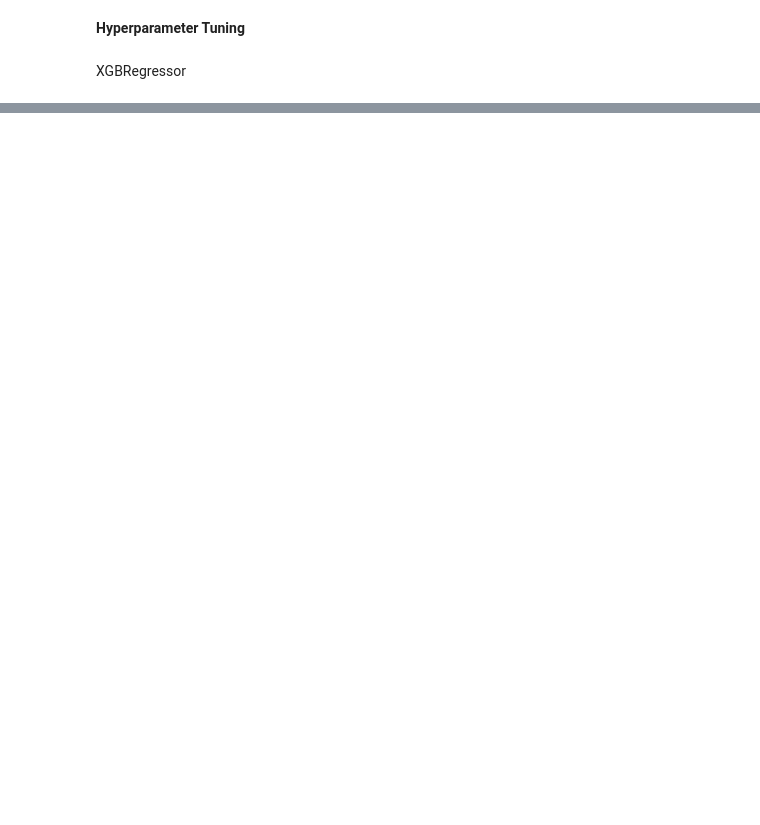
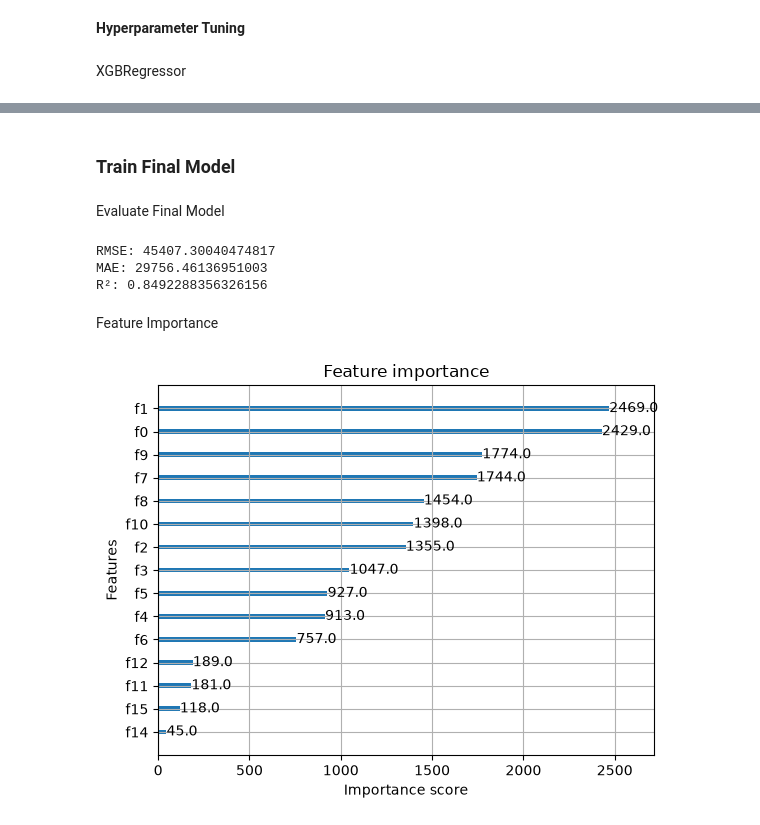
Before and after one commit to johannesmakgetha/California-Housing-Price, a Jupyter notebook: california_housing_prices.ipynb, the cells around one changed output, grey strips where cells are left out. Saved outputs shown, nothing was run; the diff lists cells and outputs as text; code cells hidden in the pictures; blank space fills up the shorter version.

Commit message:
Tuning and final model

```diff
--- a/california_housing_prices.ipynb
+++ b/california_housing_prices.ipynb
@@ -191,20 +186,11 @@ from sklearn.pipeline import Pipeline
 from sklearn.preprocessing import StandardScaler,OneHotEncoder
 from sklearn.metrics import root_mean_squared_error
 # %%
-num_cols = housing_df_copied.select_dtypes(include='number').columns.tolist()
-cat_cols = housing_df_copied.select_dtypes(include=['object','string']).columns.tolist()
+#num_cols = housing_df_copied.select_dtypes(include='number').columns.tolist()
+#cat_cols = housing_df_copied.select_dtypes(include=['object','string']).columns.tolist()
 
-num_cols =['longitude',
- 'latitude',
- 'housing_median_age',
- 'total_rooms',
- 'total_bedrooms',
- 'population',
- 'households',
- 'median_income',
- 'bedrooms_per_room',
- 'population_per_household',
- 'rooms_per_household']
+num_cols = X.select_dtypes(include='number').columns.to_list()
+cat_cols = X.select_dtypes(include=['object','string']).columns.to_list()
 # %%
 X
 # %% [output]
@@ -360,7 +403,9 @@ param_grid = {
     'model__n_estimators': [10,100,200],
     'model__learning_rate': [0.01,0.1,0.2],
     'model__max_depth': [3,5,7],
-    'model__subsample': [0.8,1.0]
+    'model__subsample': [0.8,1.0],
+    'model__colsample_bytree': [0.8, 1.0],
+    'model__min_child_weight': [1, 3, 5]
 }
 
 grid_search = GridSearchCV(xgb,
@@ -372,12 +417,5 @@ grid_search.fit(X_train,y_train)
 
 print("Best Parameters:", grid_search.best_params_)
 print("Best Estimator:", grid_search.best_estimator_)
-
-
-y_pred_train = grid_search.predict(X_train)
-y_pred_test = grid_search.predict(X_test)
-
-
-print('RMSE for Train: ', root_mean_squared_error(y_true=y_train,y_pred=y_pred_train))
-print('RMSE for Test: ', root_mean_squared_error(y_true=y_test,y_pred=y_pred_test))
+print("Best RMSE:", -grid_search.best_score_)
 # %% [output]
@@ -530,0 +439,33 @@ print("Hello world")
+# %% [markdown]
+### Train Final Model
+# %% [markdown]
+Evaluate Final Model
+# %%
+from sklearn.metrics import (
+    root_mean_squared_error,
+    mean_absolute_error,
+    r2_score
+)
+best_model = grid_search.best_estimator_
+y_pred = best_model.predict(X_test)
+
+print("RMSE:", root_mean_squared_error(y_test, y_pred))
+print("MAE:", mean_absolute_error(y_test, y_pred))
+print("R²:", r2_score(y_test, y_pred))
+# %% [output]
+RMSE: 45407.30040474817
+MAE: 29756.46136951003
+R²: 0.8492288356326156
+# %% [markdown]
+Feature Importance
+# %%
+import matplotlib.pyplot as plt
+from xgboost import plot_importance
+
+model = best_model.named_steps["model"]
+
+
+plot_importance(model)
+plt.show()
+# %% [output]
+[figure, added]
```
Also changed, not shown: parts of 58 cells of this notebook.
